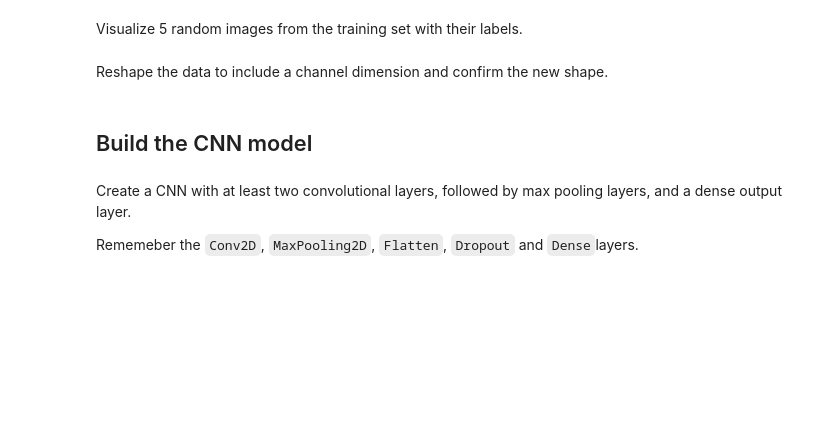
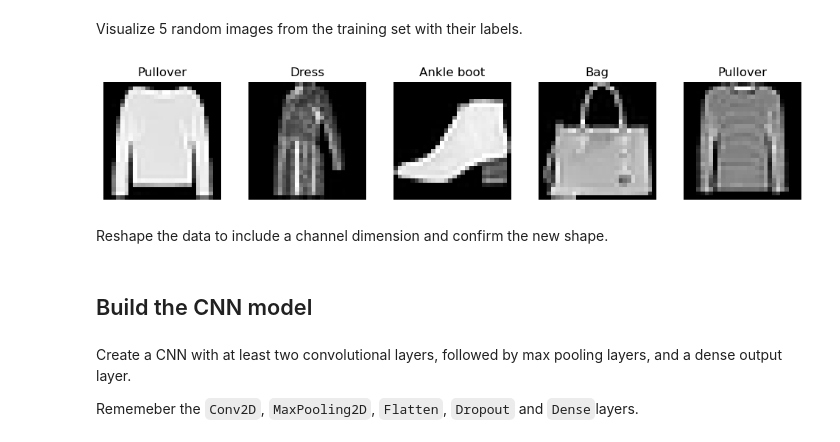
Before and after one commit to ricardomontoyas/W14D2-lab-cnn, a Jupyter notebook: main.ipynb, the cells around one changed output. Saved outputs shown, nothing was run; the diff lists cells and outputs as text; code cells hidden in the pictures; blank space fills up the shorter version.

```diff
--- a/main.ipynb
+++ b/main.ipynb
@@ -17,7 +17,29 @@ import matplotlib.pyplot as plt
+# %%
+# Task: Normalize the data to have pixel values between 0 and 1
+# Normalize
+x_train = x_train / 255.0
+x_test = x_test / 255.0
 # %% [markdown]
 Visualize 5 random images from the training set with their labels.
 # %%
-# Your code here for visualization
+# Select 5 random indices
+import numpy as np
+random_indices = np.random.choice(len(x_train), size=5, replace=False)
+
+class_names = ['T-shirt/top', 'Trouser', 'Pullover', 'Dress', 'Coat',
+               'Sandal', 'Shirt', 'Sneaker', 'Bag', 'Ankle boot']
+# Plot
+plt.figure(figsize=(10, 2))
+for i, idx in enumerate(random_indices):
+    plt.subplot(1, 5, i + 1)
+    plt.imshow(x_train[idx], cmap='gray')
+    plt.title(class_names[y_train[idx]])
+    plt.axis('off')
+
+plt.tight_layout()
+plt.show()
+# %% [output]
+[figure, added]
 # %% [markdown]
 Reshape the data to include a channel dimension and confirm the new shape.
 # %%
```
Also changed, not shown: parts of 8 cells of this notebook.
